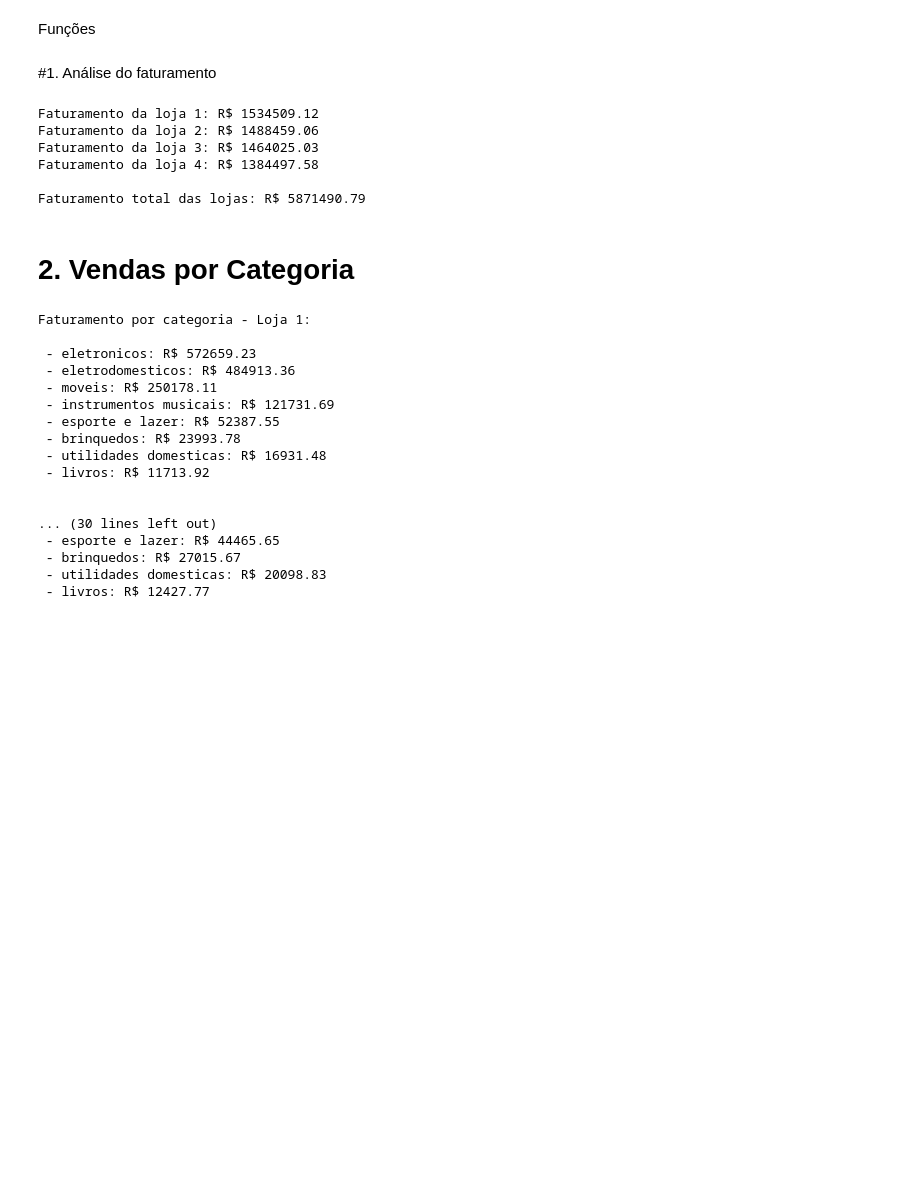
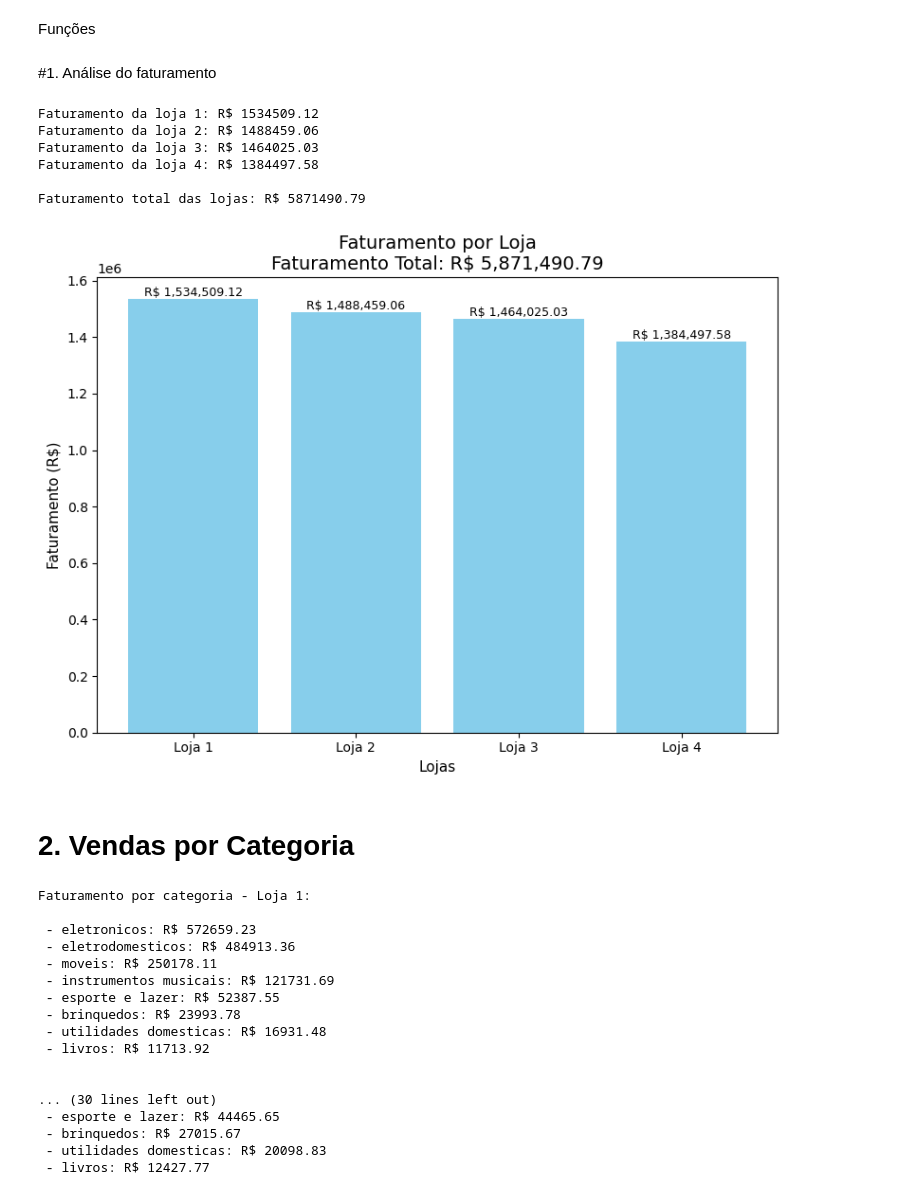
Before and after one commit to TyrGunllod/alura_store, a Jupyter notebook: AluraStoreBr.ipynb, the cells around one changed output. Cells and saved outputs as stored; diff of their text form; code cells hidden in the pictures; blank space fills up the shorter version.

Commit message:
Adicionados os graficos

```diff
--- a/AluraStoreBr.ipynb
+++ b/AluraStoreBr.ipynb
@@ -54,6 +73,36 @@ Faturamento da loja 3: R$ 1464025.03
 Faturamento da loja 4: R$ 1384497.58
 
 Faturamento total das lojas: R$ 5871490.79
+# %%
+# Geração do gráfico de faturamento por loja
+
+# Lista com nomes das lojas para o eixo X
+nomes_lojas = [f'Loja {i}' for i in range(1, len(lojas) + 1)]
+
+# Cria a figura e os eixos do gráfico
+fig, ax = plt.subplots(figsize=(8, 6))
+
+# Cria as barras verticais
+barras = ax.bar(nomes_lojas, faturamento_loja, color='skyblue')
+
+# Adiciona os valores de faturamento sobre cada barra
+for bar, valor in zip(barras, faturamento_loja):
+    altura = bar.get_height()
+    ax.text(bar.get_x() + bar.get_width() / 2, altura + 500,  # posição do texto
+            f'R$ {valor:,.2f}', ha='center', va='bottom', fontsize=9)
+
+# Define título e rótulos
+ax.set_title(f'Faturamento por Loja\nFaturamento Total: R$ {faturamento_total:,.2f}', fontsize=14)
+ax.set_ylabel('Faturamento (R$)', fontsize=11)
+ax.set_xlabel('Lojas', fontsize=11)
+
+# Melhora o layout
+plt.tight_layout()
+
+# Exibe o gráfico
+plt.show()
+# %% [output]
+[figure, added]
 # %% [markdown]
 # 2. Vendas por Categoria
 # %%
```
Also changed, not shown: parts of 11 cells of this notebook.
